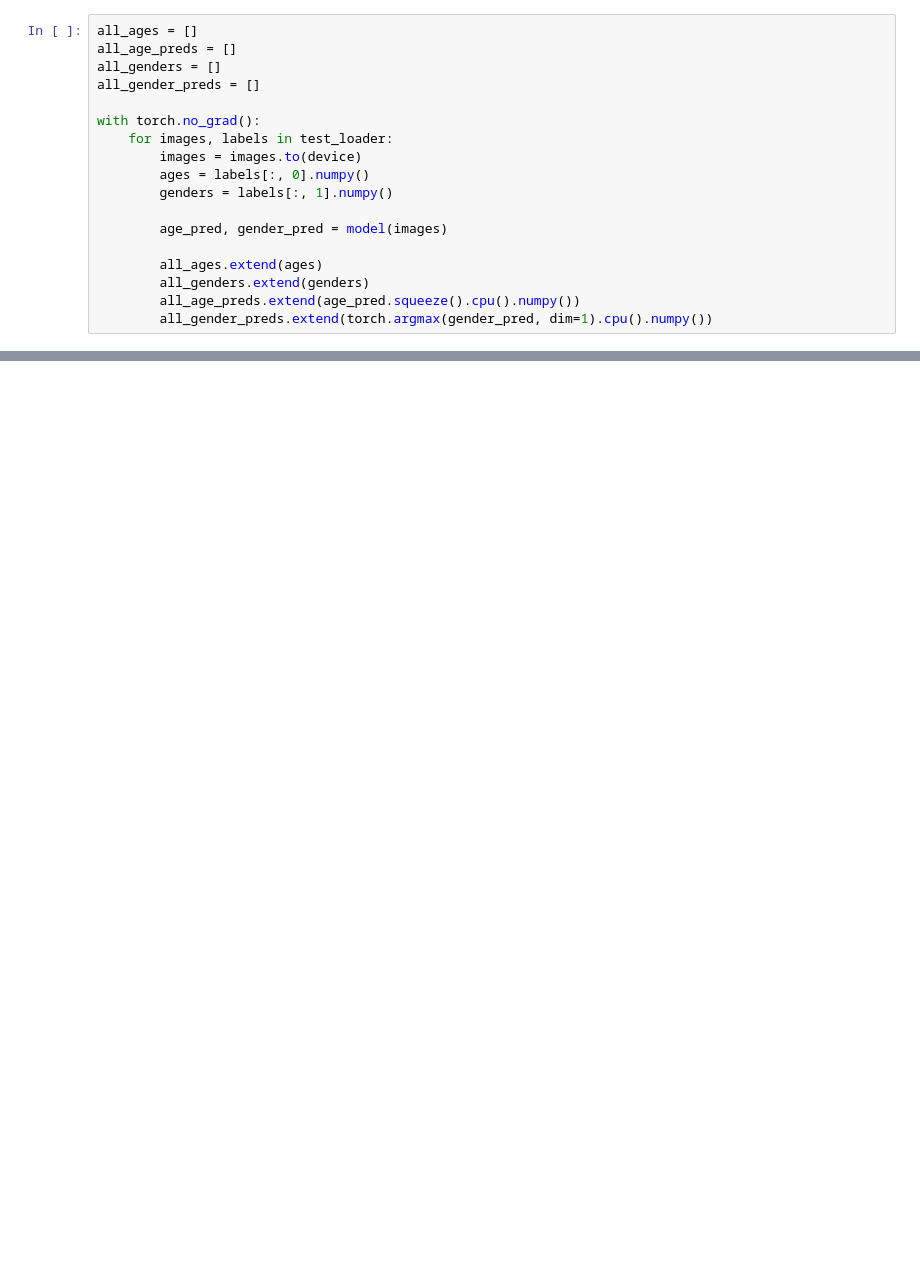
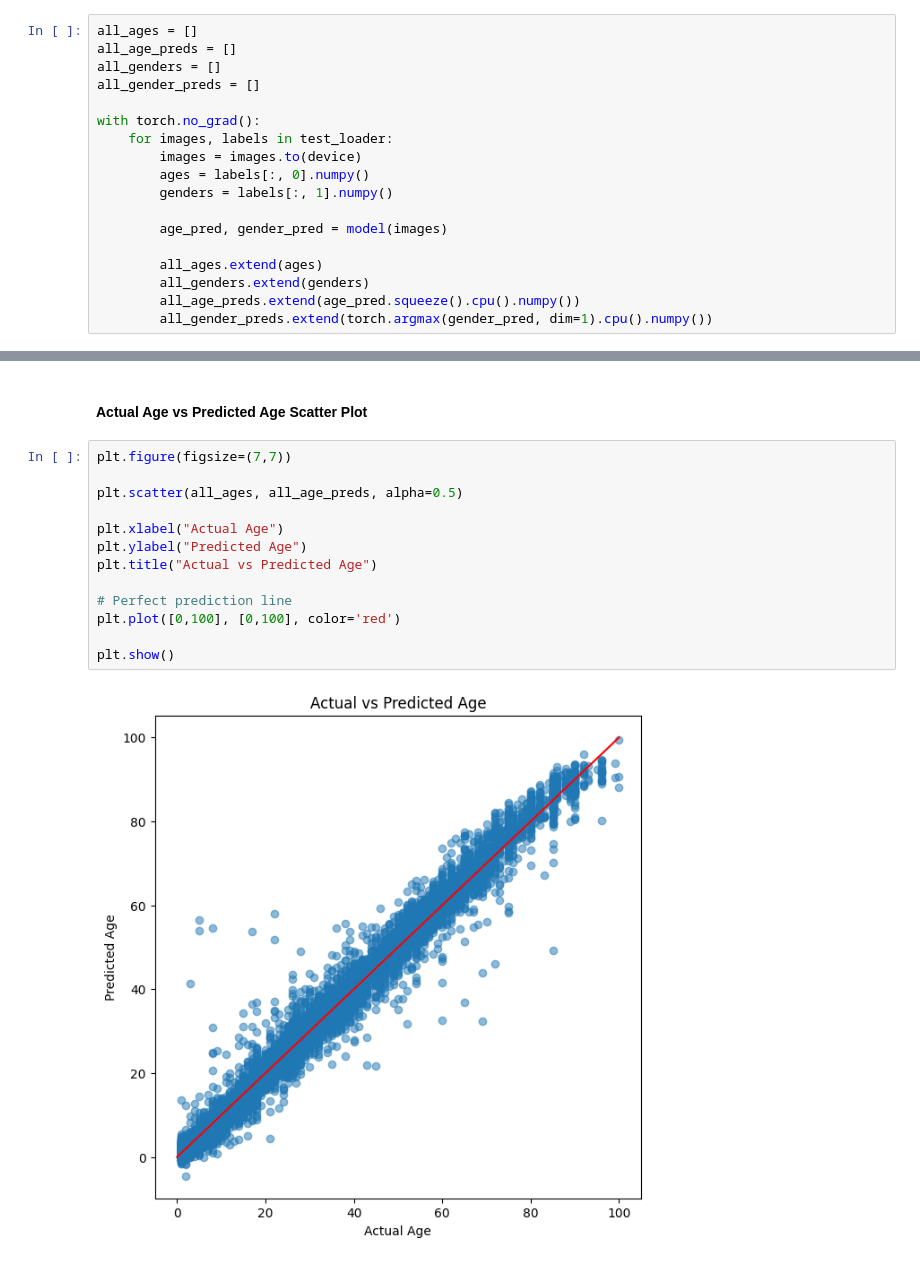
Before and after one commit to shindevaish/age_gender_classifier_cnn, a Jupyter notebook: evaluation.ipynb, the cells around one changed output, grey strips where cells are left out. Saved outputs shown, nothing was run; the diff lists cells and outputs as text; blank space fills up the shorter version.

```diff
--- a/evaluation.ipynb
+++ b/evaluation.ipynb
@@ -440,0 +183,17 @@ gender_head.0.bias                       2
+# %% [markdown]
+#### Actual Age vs Predicted Age Scatter Plot
+# %%
+plt.figure(figsize=(7,7))
+
+plt.scatter(all_ages, all_age_preds, alpha=0.5)
+
+plt.xlabel("Actual Age")
+plt.ylabel("Predicted Age")
+plt.title("Actual vs Predicted Age")
+
+# Perfect prediction line
+plt.plot([0,100], [0,100], color='red')
+
+plt.show()
+# %% [output]
+[figure, added]
```
Also changed, not shown: parts of 34 cells of this notebook.
